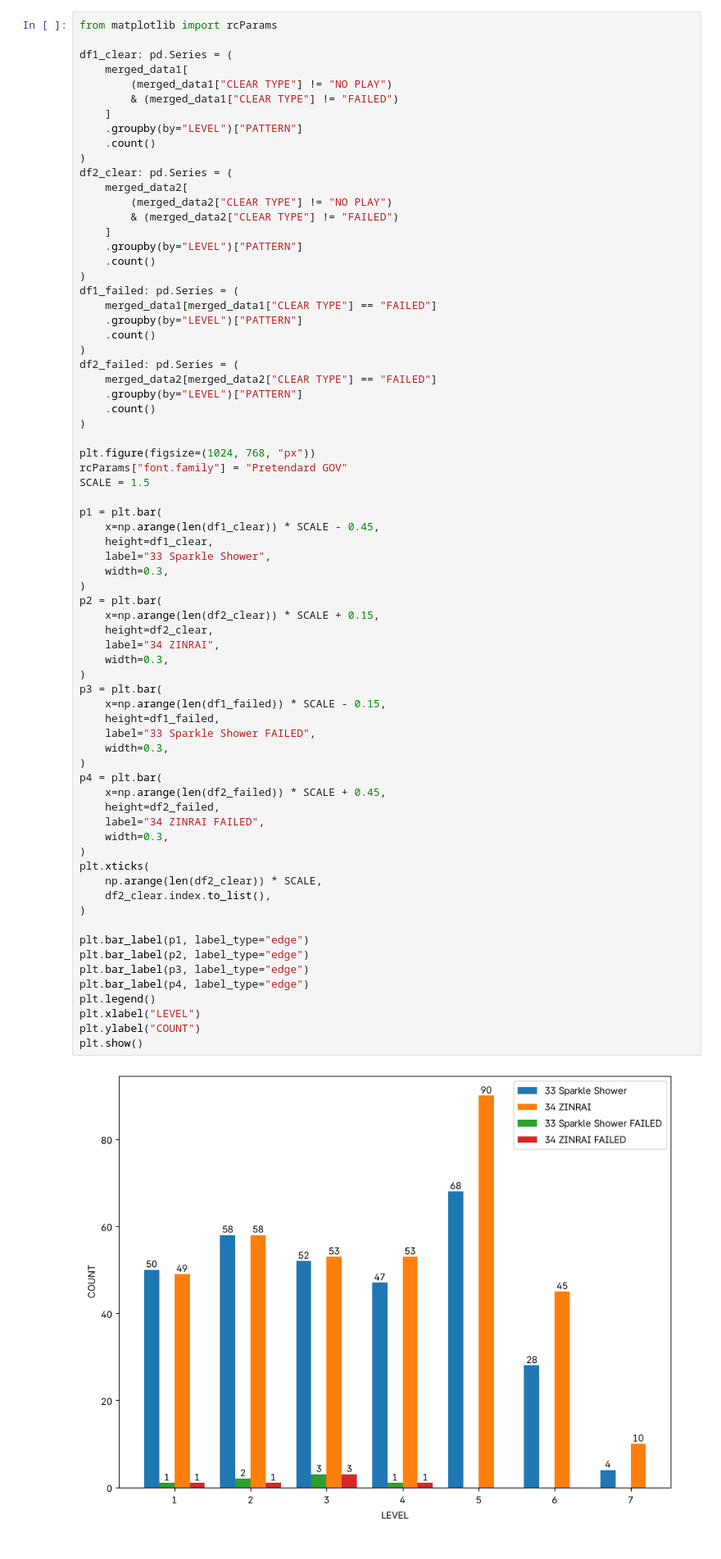
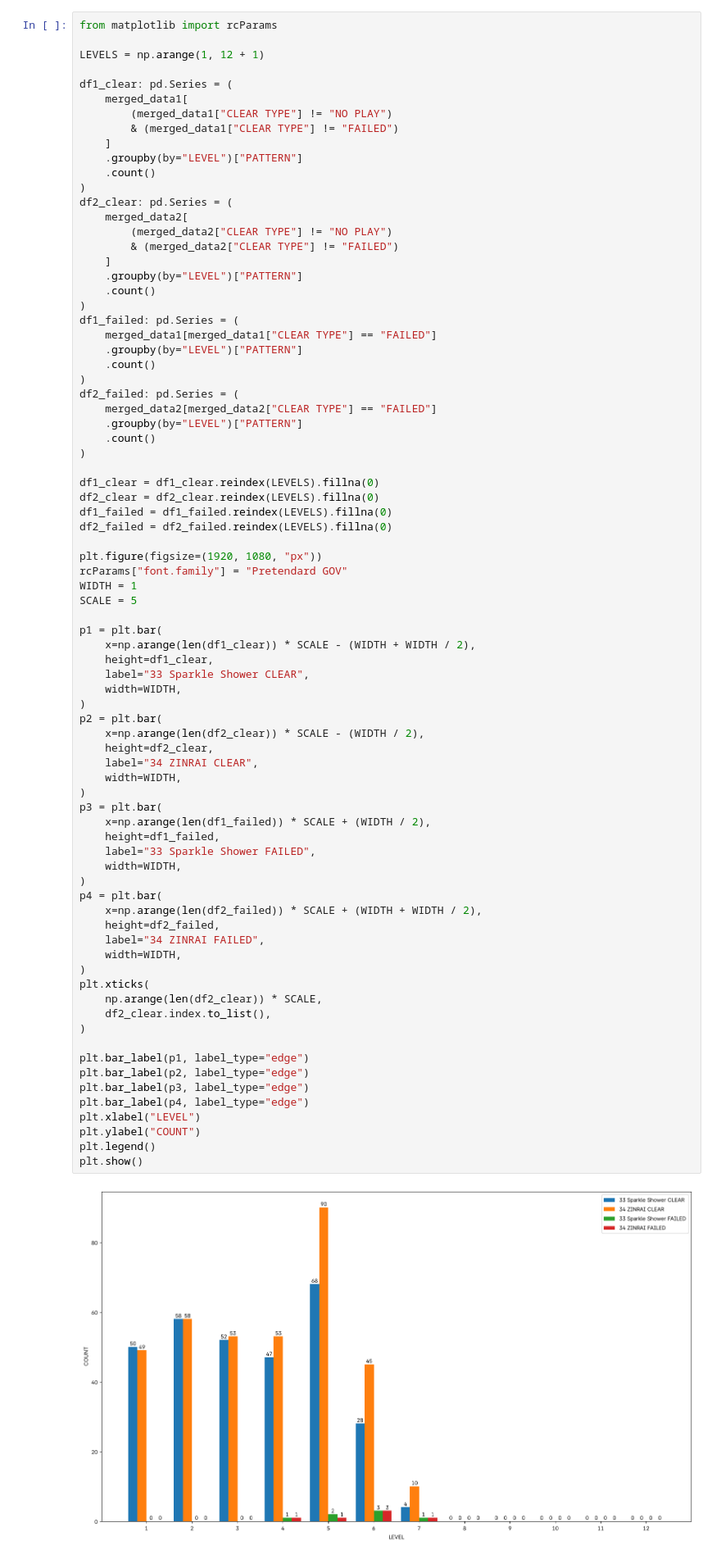
Before and after one commit to pji2918/py, a Jupyter notebook: iidxanalysis.ipynb, the cells around one changed output. Shown at 82% size. Drawn from its saved outputs; the diff is of its cells as text.

Commit message:
fix: fix graph

```diff
--- a/iidxanalysis.ipynb
+++ b/iidxanalysis.ipynb
@@ -316,5 +327,7 @@ if isinstance(df1_ct, pd.Series) and isinstance(df2_ct, pd.Series):
 # %%
 from matplotlib import rcParams
+
+LEVELS = np.arange(1, 12 + 1)
 
 df1_clear: pd.Series = (
     merged_data1[
@@ -343,46 +356,52 @@ df2_failed: pd.Series = (
     .count()
 )
 
-plt.figure(figsize=(1024, 768, "px"))
+df1_clear = df1_clear.reindex(LEVELS).fillna(0)
+df2_clear = df2_clear.reindex(LEVELS).fillna(0)
+df1_failed = df1_failed.reindex(LEVELS).fillna(0)
+df2_failed = df2_failed.reindex(LEVELS).fillna(0)
+
+plt.figure(figsize=(1920, 1080, "px"))
 rcParams["font.family"] = "Pretendard GOV"
-SCALE = 1.5
+WIDTH = 1
+SCALE = 5
 
 p1 = plt.bar(
-    x=np.arange(len(df1_clear)) * SCALE - 0.45,
+    x=np.arange(len(df1_clear)) * SCALE - (WIDTH + WIDTH / 2),
     height=df1_clear,
-    label="33 Sparkle Shower",
-    width=0.3,
+    label="33 Sparkle Shower CLEAR",
+    width=WIDTH,
 )
 p2 = plt.bar(
-    x=np.arange(len(df2_clear)) * SCALE + 0.15,
+    x=np.arange(len(df2_clear)) * SCALE - (WIDTH / 2),
     height=df2_clear,
-    label="34 ZINRAI",
-    width=0.3,
+    label="34 ZINRAI CLEAR",
+    width=WIDTH,
 )
 p3 = plt.bar(
-    x=np.arange(len(df1_failed)) * SCALE - 0.15,
+    x=np.arange(len(df1_failed)) * SCALE + (WIDTH / 2),
     height=df1_failed,
     label="33 Sparkle Shower FAILED",
-    width=0.3,
+    width=WIDTH,
 )
 p4 = plt.bar(
-    x=np.arange(len(df2_failed)) * SCALE + 0.45,
+    x=np.arange(len(df2_failed)) * SCALE + (WIDTH + WIDTH / 2),
     height=df2_failed,
     label="34 ZINRAI FAILED",
-    width=0.3,
+    width=WIDTH,
 )
 plt.xticks(
     np.arange(len(df2_clear)) * SCALE,
     df2_clear.index.to_list(),
 )
 
 plt.bar_label(p1, label_type="edge")
 plt.bar_label(p2, label_type="edge")
 plt.bar_label(p3, label_type="edge")
 plt.bar_label(p4, label_type="edge")
-plt.legend()
 plt.xlabel("LEVEL")
 plt.ylabel("COUNT")
+plt.legend()
 plt.show()
 # %% [output]
-[figure, old version]
+[figure, new version]
```
Also changed, not shown: parts of 9 cells of this notebook.
